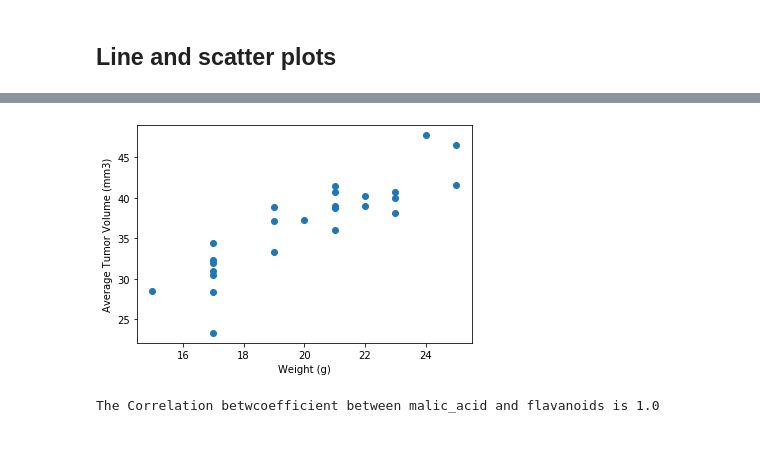
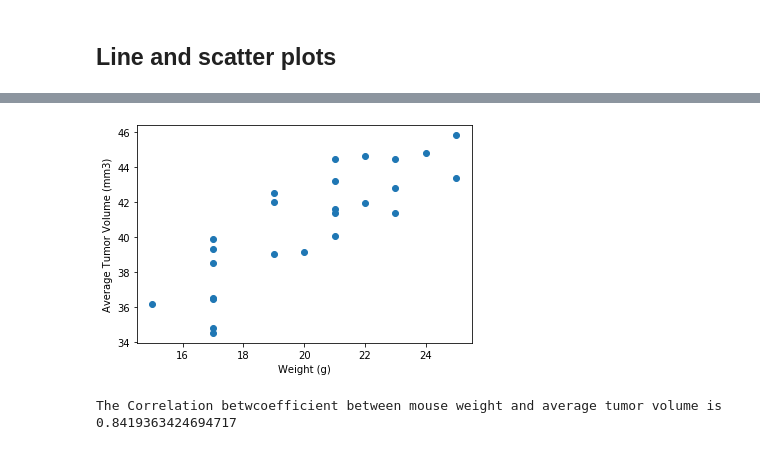
Before and after one commit to annmcnamara/matplotlib-challenge, a Jupyter notebook: Pymaceuticals/pymaceuticals_starter.ipynb, the cells around one changed output, grey strips where cells are left out. Saved outputs shown, nothing was run; the diff lists cells and outputs as text; code cells hidden in the pictures.

```diff
--- a/Pymaceuticals/pymaceuticals_starter.ipynb
+++ b/Pymaceuticals/pymaceuticals_starter.ipynb
@@ -234,17 +245,22 @@ capomulin = df[df["Drug Regimen"] == "Capomulin"]
 # %%
 # Generate a scatter plot of mouse weight versus average
 # tumor volume for the Capomulin regimen
-plt.scatter(capomulin['Weight (g)'], capomulin['Tumor Volume (mm3)'])
+
+capomulin = df[df["Drug Regimen"] == "Capomulin"]
+cm = capomulin.groupby(['Mouse ID', 'Weight (g)'])['Tumor Volume (mm3)'].mean().reset_index()
+#cm
+plt.scatter(cm['Weight (g)'], cm['Tumor Volume (mm3)'])
 plt.xlabel("Weight (g)")
 plt.ylabel("Average Tumor Volume (mm3)")
 plt.show()
 # %% [output]
-[figure, old version]
+[figure, new version]
 # %%
 # Calculate the correlation coefficient and linear regression
 # model for mouse weight and average tumor volume for the Capomulin regimen
 # %%
-correlation = st.pearsonr(capomulin['Weight (g)'], capomulin['Tumor Volume (mm3)'])
-print (f"The Correlation betwcoefficient between mouse weight and average tumor volume is {round(correlation[0])}")
+correlation = st.pearsonr(cm['Weight (g)'], cm['Tumor Volume (mm3)'])
+correlation
+print (f"The Correlation betwcoefficient between mouse weight and average tumor volume is {(correlation[0])}")
 # %% [output]
-The Correlation betwcoefficient between malic_acid and flavanoids is 1.0
+The Correlation betwcoefficient between mouse weight and average tumor volume is 0.8419363424694717
```
Also changed, not shown: parts of 10 cells of this notebook.
